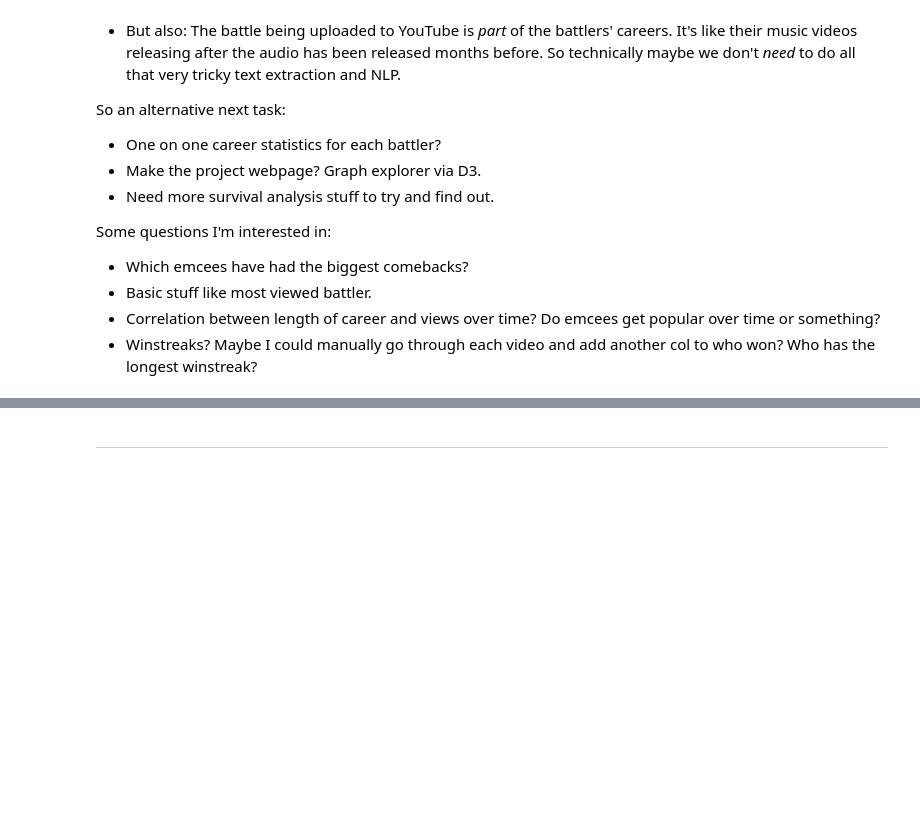
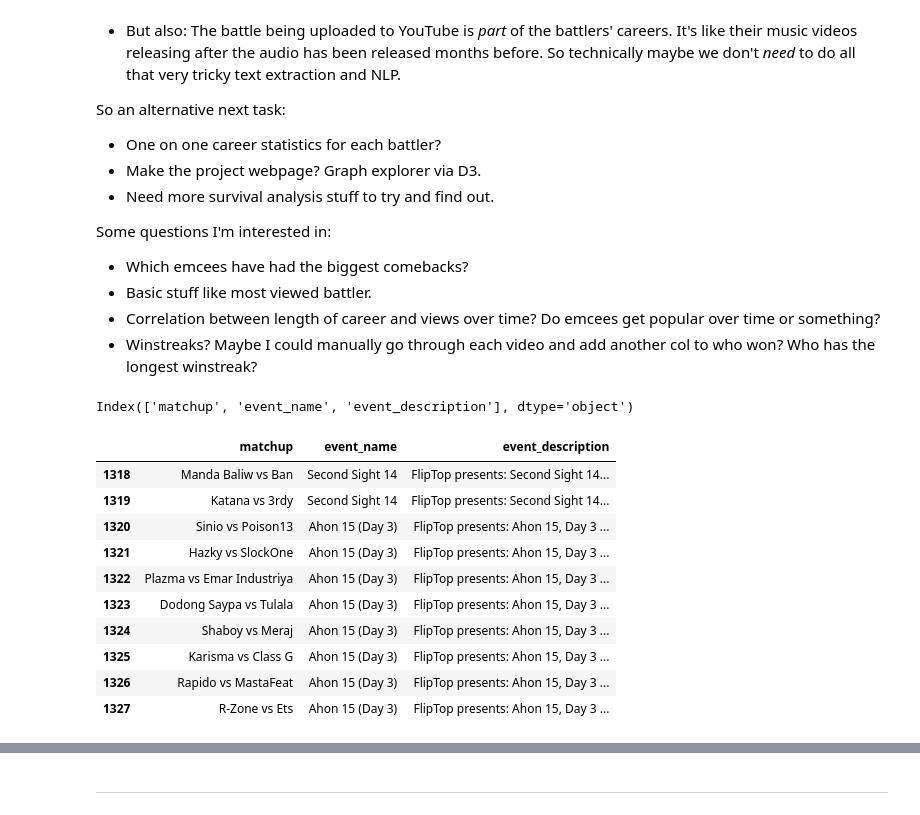
Before and after one commit to russluber/fliptop-analysis, a Jupyter notebook: notebooks/eda.ipynb, the cells around one changed output, grey strips where cells are left out. Saved outputs shown, nothing was run; the diff lists cells and outputs as text; code cells hidden in the pictures; blank space fills up the shorter version.

Commit message:
Create events metadata scraper and update preprocessing notebook

```diff
--- a/notebooks/eda.ipynb
+++ b/notebooks/eda.ipynb
@@ -946,3 +658,24 @@ Some questions I'm interested in:
 - Basic stuff like most viewed battler.
 - Correlation between length of career and views over time? Do emcees get popular over time or something?
 - Winstreaks? Maybe I could manually go through each video and add another col to who won? Who has the longest winstreak?
+# %%
+# scrape everything 2010–2025 into one DataFrame
+df_all = scrape_years(2010, 2025)  # or pass rename_map=rename_map
+# %%
+df_all.columns
+# %% [output]
+Index(['matchup', 'event_name', 'event_description'], dtype='object')
+# %%
+df_all.tail(10)
+# %% [output]
+|  | matchup | event_name | event_description |
+| 1318 | Manda Baliw vs Ban | Second Sight 14 | FlipTop presents: Second Sight 14... |
+| 1319 | Katana vs 3rdy | Second Sight 14 | FlipTop presents: Second Sight 14... |
+| 1320 | Sinio vs Poison13 | Ahon 15 (Day 3) | FlipTop presents: Ahon 15, Day 3 ... |
+| 1321 | Hazky vs SlockOne | Ahon 15 (Day 3) | FlipTop presents: Ahon 15, Day 3 ... |
+| 1322 | Plazma vs Emar Industriya | Ahon 15 (Day 3) | FlipTop presents: Ahon 15, Day 3 ... |
+| 1323 | Dodong Saypa vs Tulala | Ahon 15 (Day 3) | FlipTop presents: Ahon 15, Day 3 ... |
+| 1324 | Shaboy vs Meraj | Ahon 15 (Day 3) | FlipTop presents: Ahon 15, Day 3 ... |
+| 1325 | Karisma vs Class G | Ahon 15 (Day 3) | FlipTop presents: Ahon 15, Day 3 ... |
+| 1326 | Rapido vs MastaFeat | Ahon 15 (Day 3) | FlipTop presents: Ahon 15, Day 3 ... |
+| 1327 | R-Zone vs Ets | Ahon 15 (Day 3) | FlipTop presents: Ahon 15, Day 3 ... |
```
Also changed, not shown: parts of 52 cells of this notebook, 1 other file.
